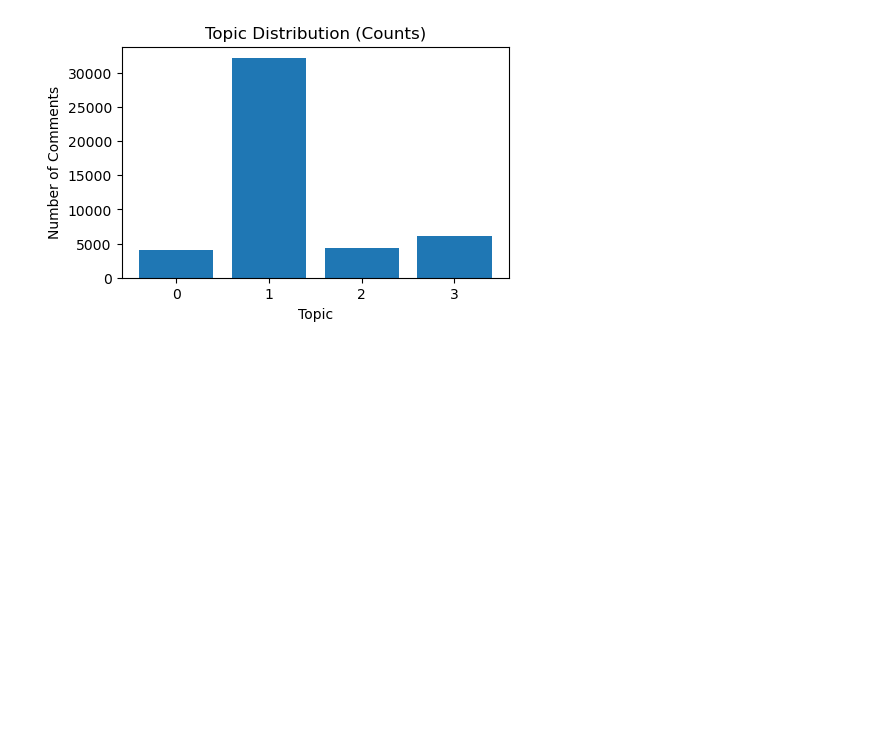
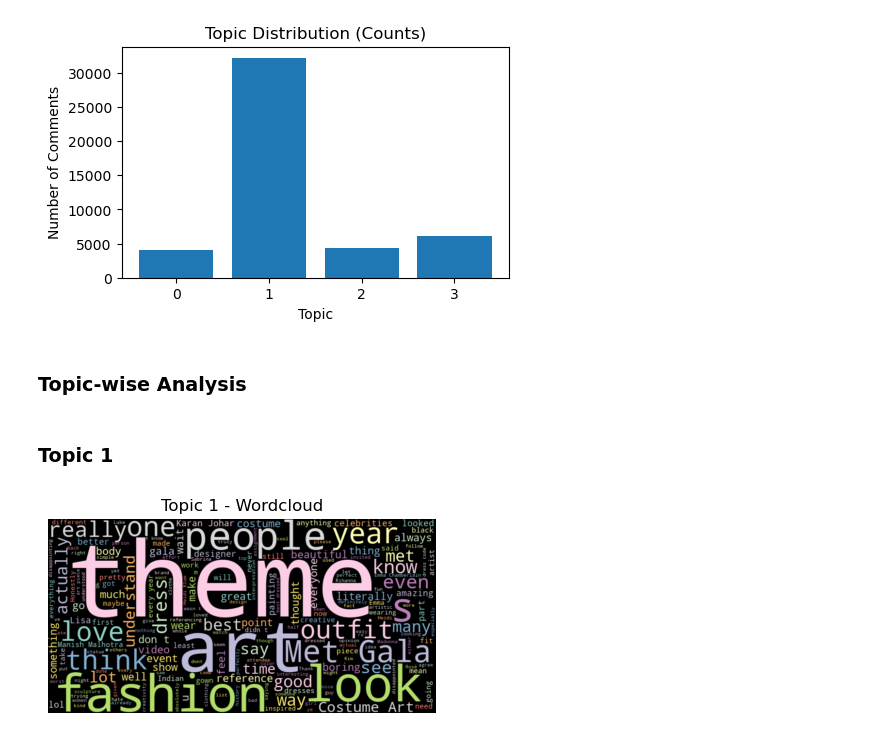
Before and after one commit to gnol-123/Network-Analysis-Project, a Jupyter notebook: notebooks/05_topic_modelling_and_analysis.ipynb, the cells around one changed output. Saved outputs shown, nothing was run; the diff lists cells and outputs as text; code cells hidden in the pictures; blank space fills up the shorter version.

Commit message:
plotting wordclouds for each topic

```diff
--- a/notebooks/05_topic_modelling_and_analysis.ipynb
+++ b/notebooks/05_topic_modelling_and_analysis.ipynb
@@ -760,3 +760,31 @@ plt.xticks(topic_counts.index)
 plt.show()
 # %% [output]
 [figure]
+# %% [markdown]
+### Topic-wise Analysis
+# %%
+# helper functions
+
+# wordcloud
+def plot_topic_wordcloud(df, topic_id, text_col="original_comment"):
+    text = " ".join(df.loc[df["topic"] == topic_id, text_col].astype(str))
+
+    wc = WordCloud(
+        width=800,
+        height=400,
+        background_color="black",
+        colormap="Set3",
+        random_state=42
+    ).generate(text)
+
+    plt.figure(figsize=(5, 4))
+    plt.imshow(wc, interpolation="bilinear")
+    plt.axis("off")
+    plt.title(f"Topic {topic_id + 1} - Wordcloud")
+    plt.show()
+# %% [markdown]
+### Topic 1
+# %%
+plot_topic_wordcloud(processed_comments_df, topic_id=0)
+# %% [output]
+[figure, added]
```
Also changed, not shown: parts of 6 cells of this notebook.
